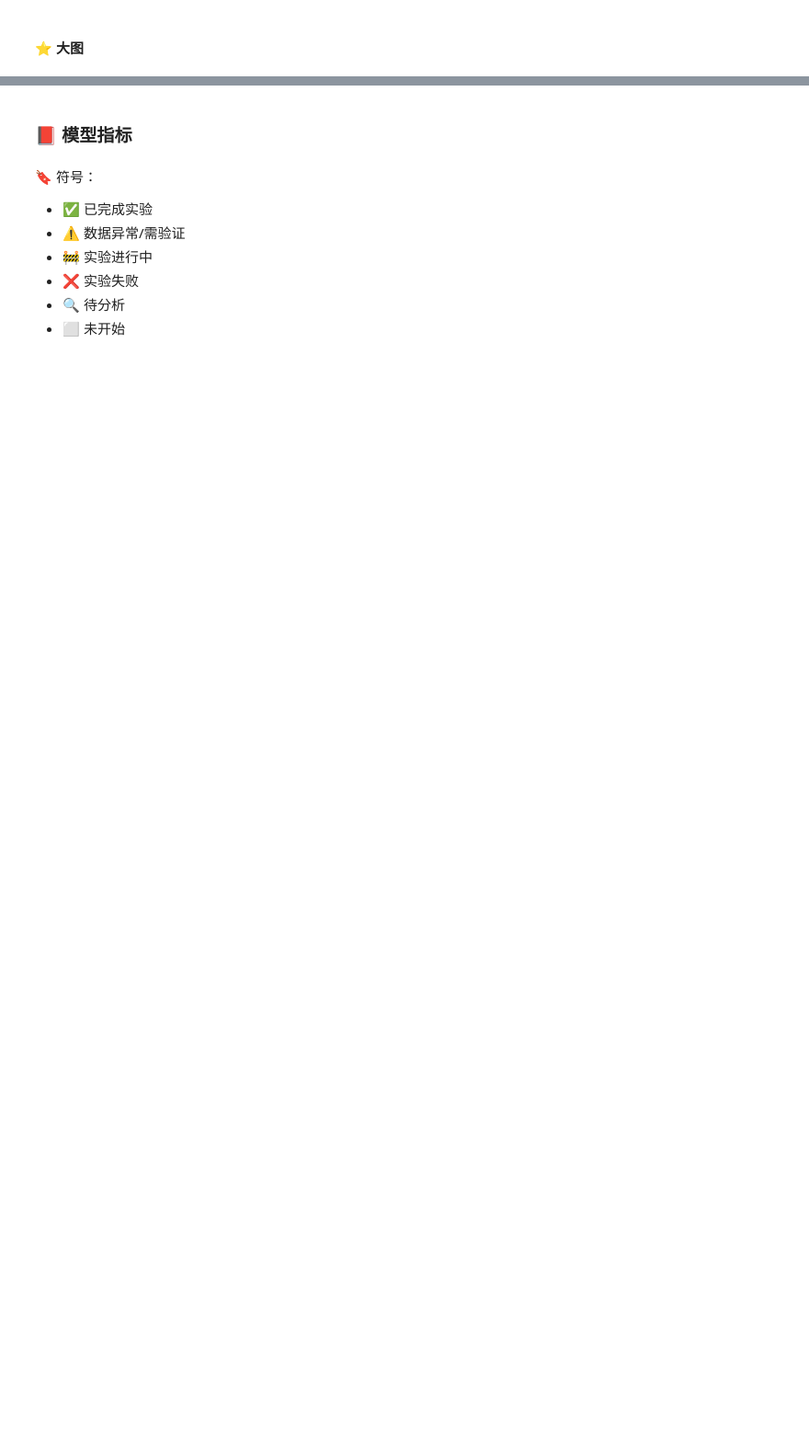
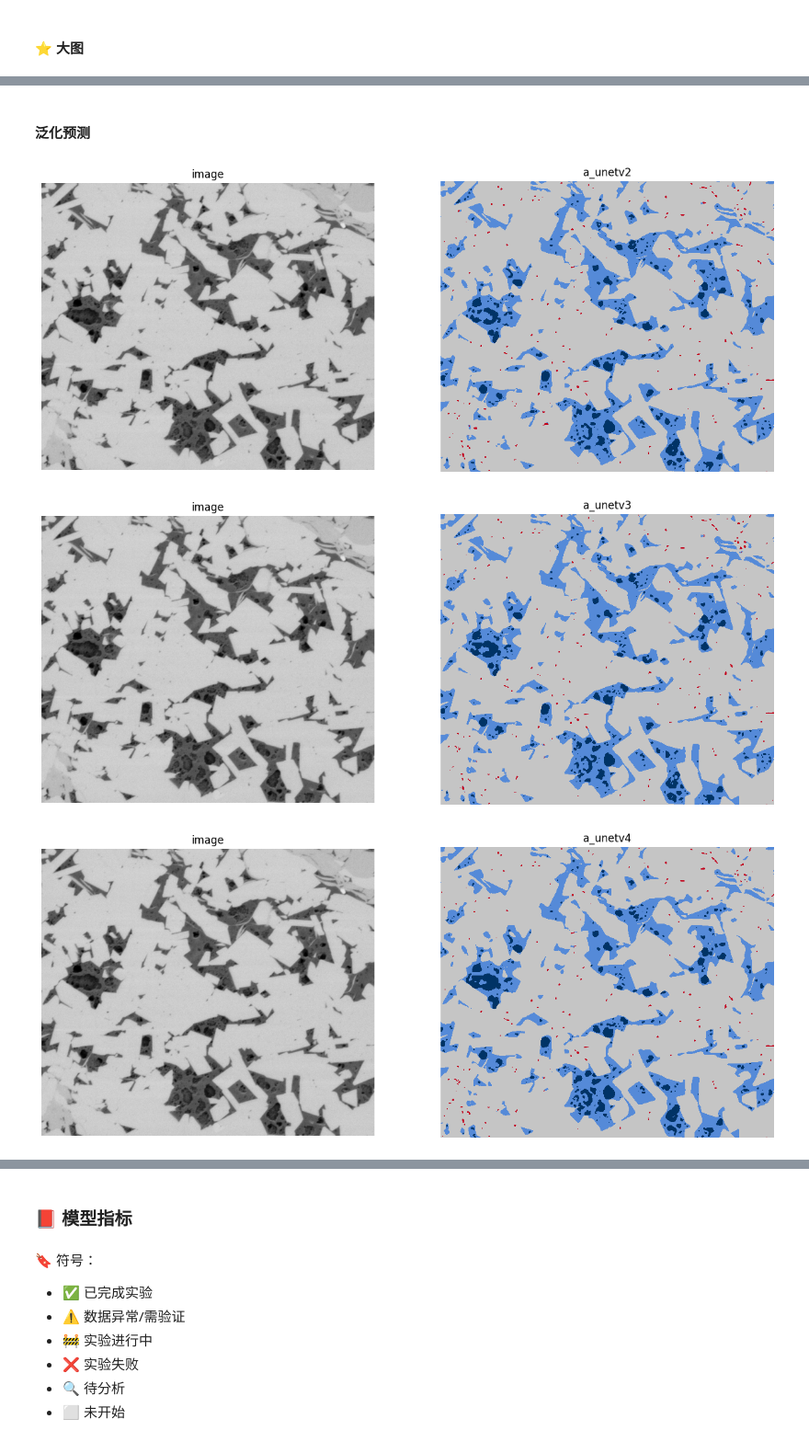
Before and after one commit to Runner-xc/Unet, a Jupyter notebook: visualization.ipynb, the cells around one changed output, grey strips where cells are left out. Shown at 92% size. Cells and saved outputs as stored; diff of their text form; code cells hidden in the pictures; blank space fills up the shorter version.

```diff
--- a/visualization.ipynb
+++ b/visualization.ipynb
@@ -223,0 +247,37 @@ for id_index, model_name in enumerate(models):
+# %% [markdown]
+#### 泛化预测
+# %%
+import os
+from matplotlib import pyplot as plt
+import cv2
+from matplotlib.colors import ListedColormap
+
+colors = ["#c5c5c5", "#558ad8", "#003366", "#c30019"]
+cmap = ListedColormap(colors)
+pred_path = "/mnt/e/VScode/WS-Hub/WS-UNet/UNet/GL_Test"
+img = "/mnt/e/VScode/WS-Hub/WS-UNet/UNet/Image1 - 027.jpeg"
+models = [
+    # "unet",
+    "a_unetv2",
+    "a_unetv3",
+    "a_unetv4",
+    "a_unetv6",
+    # "m_unet",
+    # "ma_unet",
+    # "rdam_unet",
+    # "aicunet",
+    # "dcunet",
+]
+for i, name in enumerate(models):
+    pred = name + "_test" + ".png"
+    path = os.path.join(pred_path, pred)
+    image = cv2.imread(img, cv2.IMREAD_GRAYSCALE)
+    pred = cv2.imread(path, 0)
+    plt.figure(figsize=(15,8))
+    plt.subplot(1,2,1), plt.imshow(image, cmap='gray'), plt.axis('off'), plt.title('image')
+    plt.subplot(1,2,2), plt.imshow(pred, cmap=cmap, interpolation='nearest'), plt.axis('off'), plt.title(name)
+    plt.show()
+# %% [output]
+[figure, added]
+[figure, added]
+[figure, added]
```
Also changed, not shown: parts of 4 cells of this notebook, 5 other files.
